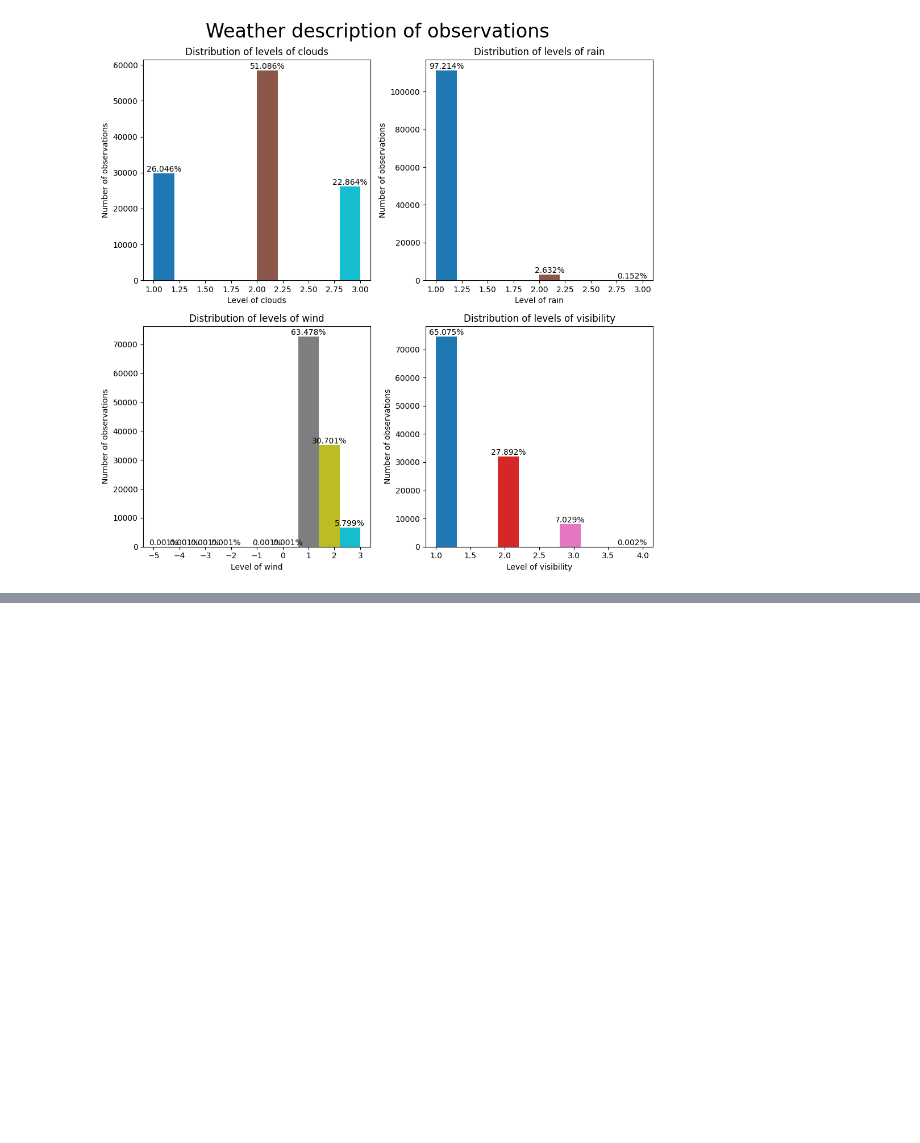
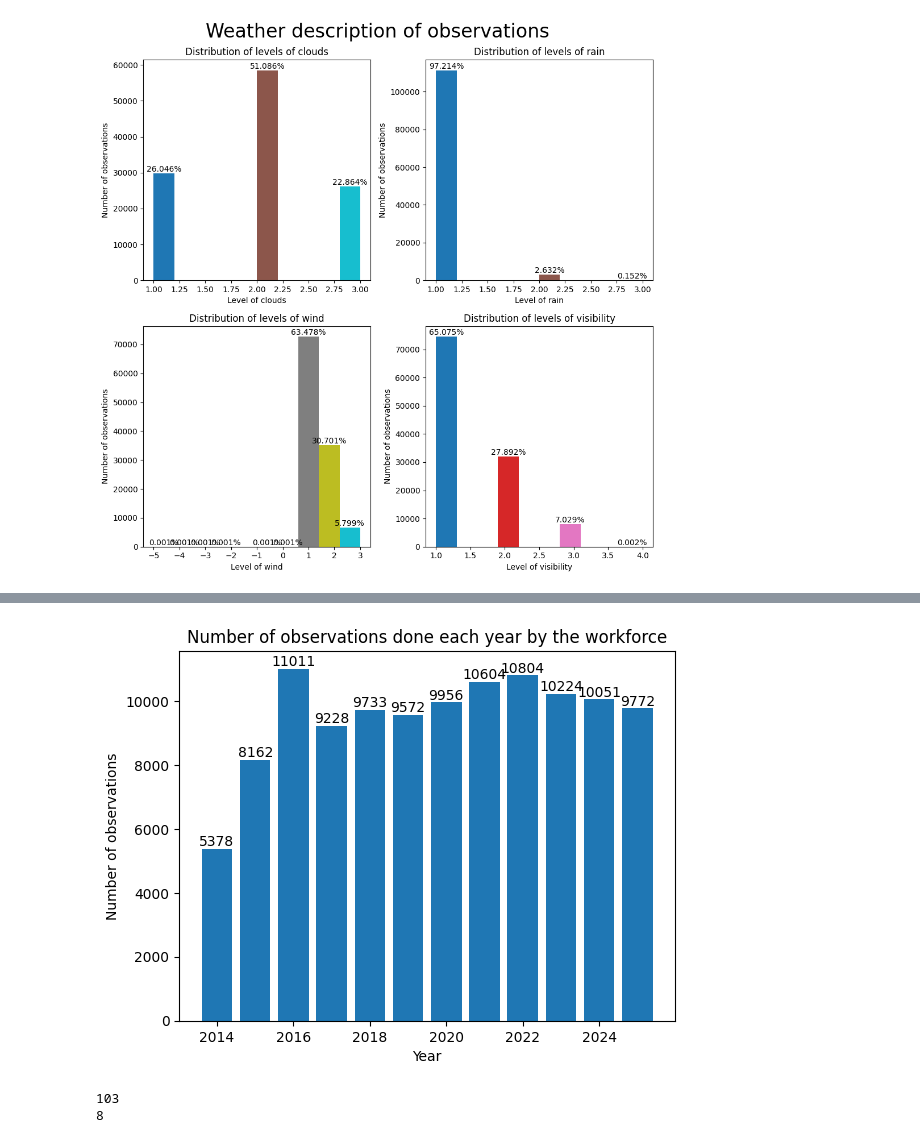
Before and after one commit to baptistepras/birds_biodiversity, a Jupyter notebook: code.ipynb, the cells around one changed output, grey strips where cells are left out. Saved outputs shown, nothing was run; the diff lists cells and outputs as text; code cells hidden in the pictures; blank space fills up the shorter version.

```diff
--- a/code.ipynb
+++ b/code.ipynb
@@ -252,0 +349,24 @@ plt.show()
+# %%
+# now for the workload
+groupedYear = df_observations.groupby('year')['ESPECE'].count()
+
+bars = plt.bar(groupedYear.keys(), groupedYear.values)
+plt.bar_label(bars)
+plt.xlabel("Year")
+plt.ylabel("Number of observations")
+plt.title("Number of observations done each year by the workforce")
+plt.savefig("figures/observationsYear.jpeg")
+# %% [output]
+[figure, added]
+# %%
+# species and how many times they have been observed
+
+
+countEspeces = df_observations["ESPECE"].value_counts()
+
+print(len(df_observations["ESPECE"].unique()))
+
+print(len(countEspeces[countEspeces == 1]))
+# %% [output]
+103
+8
```
Also changed, not shown: parts of 13 cells of this notebook, 4 other files.
